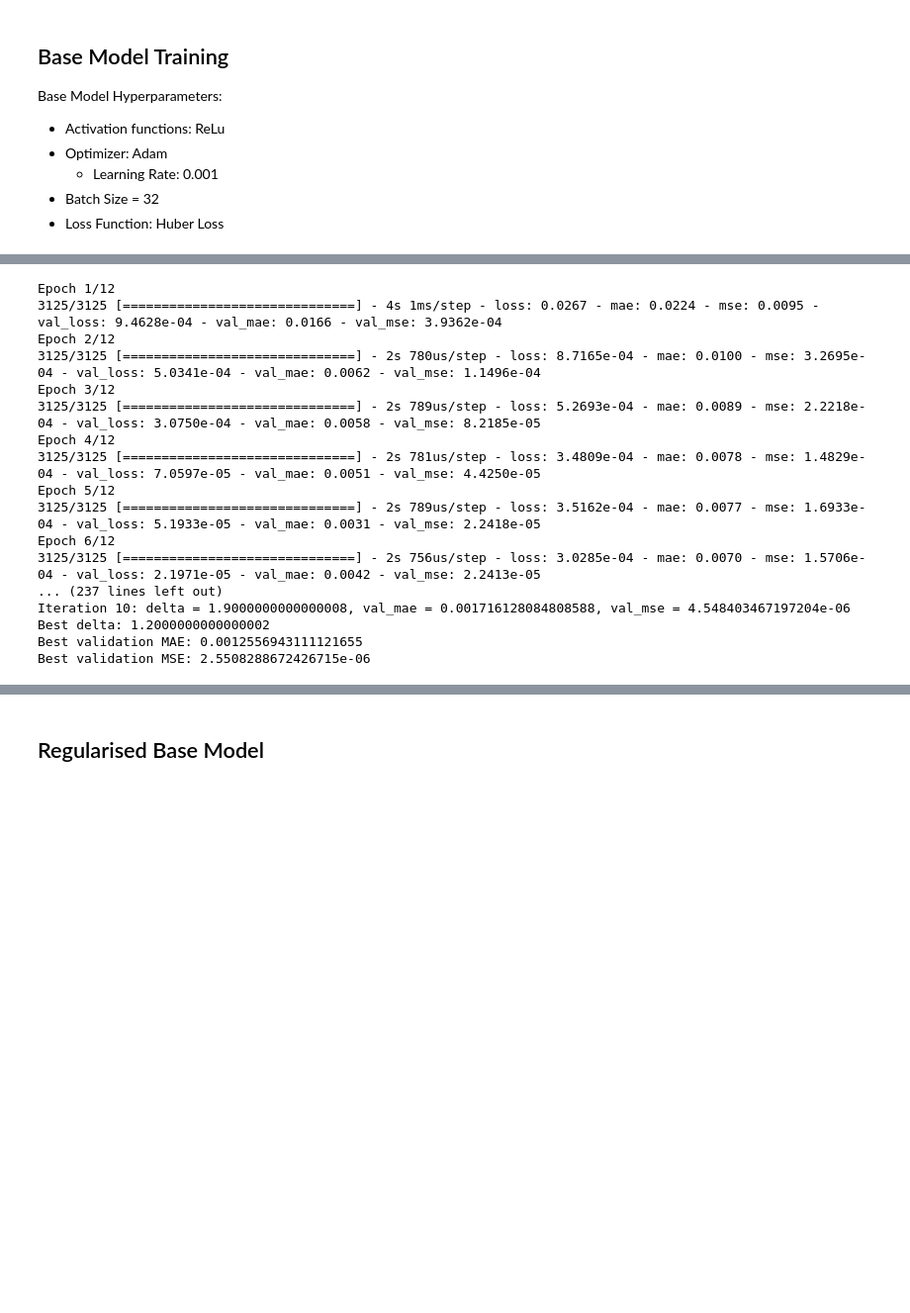
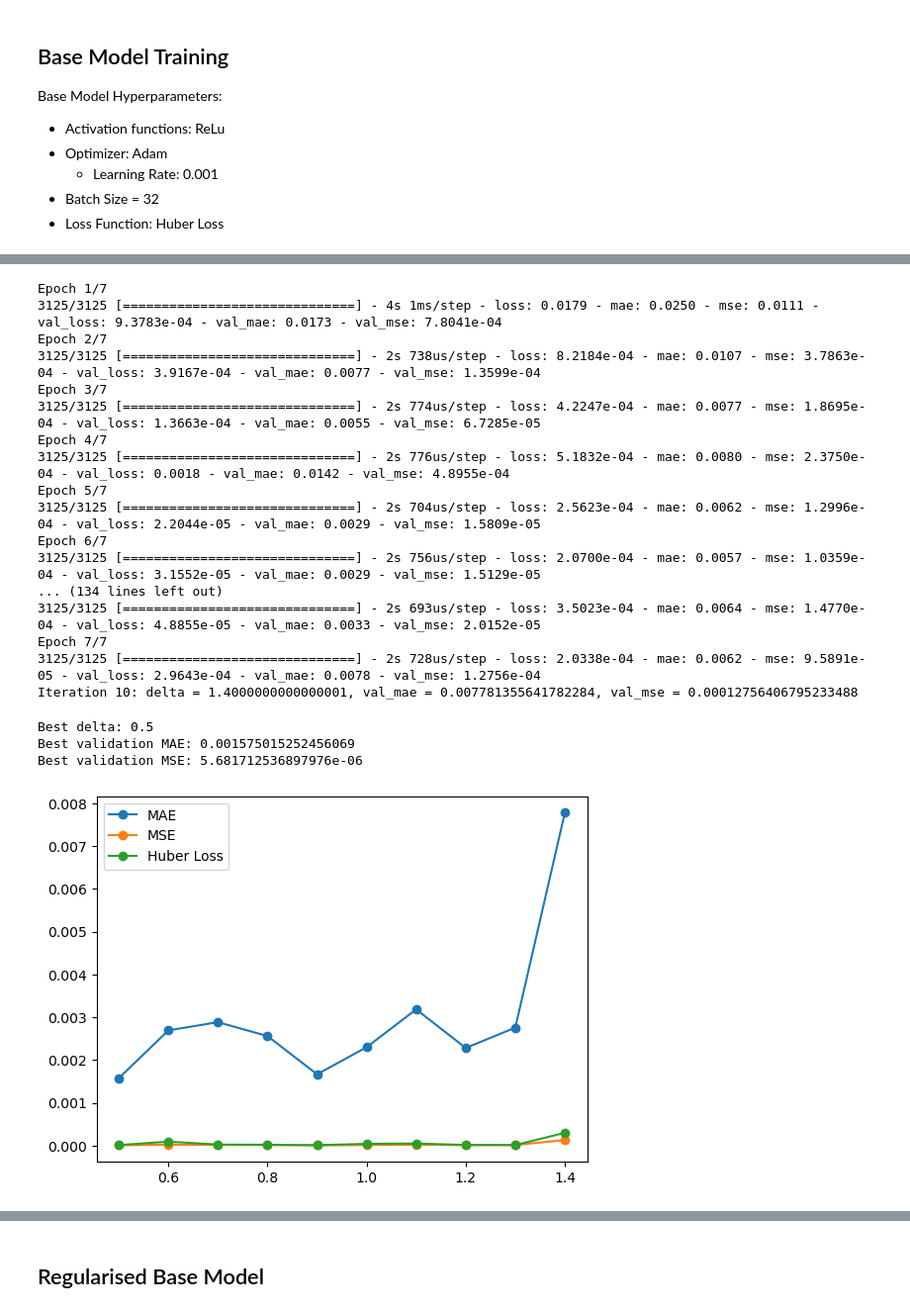
Before and after one commit to sophia20753/sysopt_adproject, a Jupyter notebook: project/dnn_train.ipynb, the cells around one changed output, grey strips where cells are left out. Shown at 99% size. Saved outputs shown, nothing was run; the diff lists cells and outputs as text; code cells hidden in the pictures; blank space fills up the shorter version.

```diff
--- a/project/dnn_train.ipynb
+++ b/project/dnn_train.ipynb
@@ -83,7 +82,7 @@ model = Sequential([
 model.compile(loss=Huber(delta=1.0), optimizer=Adam(lr=0.001))
 
 # define early stopping callback
-early_stop = EarlyStopping(monitor='val_loss', patience=5, mode='min', restore_best_weights=True)
+early_stop = EarlyStopping(monitor='val_loss', patience=3, mode='min', restore_best_weights=True)
 
 # fit the model
 history = model.fit(Xtrain, ytrain, sample_weight=wtrain, epochs=30, batch_size=32, validation_data = (Xval, yval, wval), callbacks = [early_stop])
@@ -120,22 +118,28 @@ def train_and_evaluate(delta, Xtrain, ytrain, wtrain, Xval, yval, wval):
 
     history = model.fit(Xtrain, ytrain, sample_weight=wtrain, epochs=early_stop.stopped_epoch, batch_size=32, validation_data=(Xval, yval, wval))
 
-    # get validation MAE and MSE
+    # get validation MAE, MSE and Huber loss
     val_mae = history.history['val_mae'][-1]
     val_mse = history.history['val_mse'][-1]
+    val_loss = history.history['val_loss'][-1]
 
-    return val_mae, val_mse
+    return val_mae, val_mse, val_loss
 
 # initialise delta value and step size
-delta = 1.0
+delta = 0.5
 step_size = 0.1
 best_delta = delta
 best_val_mae = float('inf')
 best_val_mse = float('inf')
 
+# initialise arrays for plotting
+arr_val_mae = []
+arr_val_mse = []
+arr_val_loss = []
+
 # iterative search for optimal delta (10 iterations)
 for i in range(10):
-    val_mae, val_mse = train_and_evaluate(delta, Xtrain, ytrain, wtrain, Xval, yval, wval)
+    val_mae, val_mse, val_loss = train_and_evaluate(delta, Xtrain, ytrain, wtrain, Xval, yval, wval)
 
     # print current results
     print(f"Iteration {i+1}: delta = {delta}, val_mae = {val_mae}, val_mse = {val_mse}")
@@ -146,30 +150,47 @@ for i in range(10):
         best_val_mae = val_mae
         best_val_mse = val_mse
 
+    # store data
+    arr_val_mae.append(val_mae)
+    arr_val_mse.append(val_mse)
+    arr_val_loss.append(val_loss)
+
     # adjust delta for next iteration
     delta += step_size
-
-print(f"Best delta: {best_delta}")
-print(f"Best validation MAE: {best_val_mae}")
-print(f"Best validation MSE: {best_val_mse}")
 # %% [output]
-Epoch 1/12
-3125/3125 [==============================] - 4s 1ms/step - loss: 0.0267 - mae: 0.0224 - mse: 0.0095 - val_loss: 9.4628e-04 - val_mae: 0.0166 - val_mse: 3.9362e-04
-Epoch 2/12
-3125/3125 [==============================] - 2s 780us/step - loss: 8.7165e-04 - mae: 0.0100 - mse: 3.2695e-04 - val_loss: 5.0341e-04 - val_mae: 0.0062 - val_mse: 1.1496e-04
-Epoch 3/12
-3125/3125 [==============================] - 2s 789us/step - loss: 5.2693e-04 - mae: 0.0089 - mse: 2.2218e-04 - val_loss: 3.0750e-04 - val_mae: 0.0058 - val_mse: 8.2185e-05
-Epoch 4/12
-3125/3125 [==============================] - 2s 781us/step - loss: 3.4809e-04 - mae: 0.0078 - mse: 1.4829e-04 - val_loss: 7.0597e-05 - val_mae: 0.0051 - val_mse: 4.4250e-05
-Epoch 5/12
-3125/3125 [==============================] - 2s 789us/step - loss: 3.5162e-04 - mae: 0.0077 - mse: 1.6933e-04 - val_loss: 5.1933e-05 - val_mae: 0.0031 - val_mse: 2.2418e-05
-Epoch 6/12
-3125/3125 [==============================] - 2s 756us/step - loss: 3.0285e-04 - mae: 0.0070 - mse: 1.5706e-04 - val_loss: 2.1971e-05 - val_mae: 0.0042 - val_mse: 2.2413e-05
-... (237 lines left out)
-Iteration 10: delta = 1.9000000000000008, val_mae = 0.001716128084808588, val_mse = 4.548403467197204e-06
-Best delta: 1.2000000000000002
-Best validation MAE: 0.0012556943111121655
-Best validation MSE: 2.5508288672426715e-06
+Epoch 1/7
+3125/3125 [==============================] - 4s 1ms/step - loss: 0.0179 - mae: 0.0250 - mse: 0.0111 - val_loss: 9.3783e-04 - val_mae: 0.0173 - val_mse: 7.8041e-04
+Epoch 2/7
+3125/3125 [==============================] - 2s 738us/step - loss: 8.2184e-04 - mae: 0.0107 - mse: 3.7863e-04 - val_loss: 3.9167e-04 - val_mae: 0.0077 - val_mse: 1.3599e-04
+Epoch 3/7
+3125/3125 [==============================] - 2s 774us/step - loss: 4.2247e-04 - mae: 0.0077 - mse: 1.8695e-04 - val_loss: 1.3663e-04 - val_mae: 0.0055 - val_mse: 6.7285e-05
+Epoch 4/7
+3125/3125 [==============================] - 2s 776us/step - loss: 5.1832e-04 - mae: 0.0080 - mse: 2.3750e-04 - val_loss: 0.0018 - val_mae: 0.0142 - val_mse: 4.8955e-04
+Epoch 5/7
+3125/3125 [==============================] - 2s 704us/step - loss: 2.5623e-04 - mae: 0.0062 - mse: 1.2996e-04 - val_loss: 2.2044e-05 - val_mae: 0.0029 - val_mse: 1.5809e-05
+Epoch 6/7
+3125/3125 [==============================] - 2s 756us/step - loss: 2.0700e-04 - mae: 0.0057 - mse: 1.0359e-04 - val_loss: 3.1552e-05 - val_mae: 0.0029 - val_mse: 1.5129e-05
+... (134 lines left out)
+3125/3125 [==============================] - 2s 693us/step - loss: 3.5023e-04 - mae: 0.0064 - mse: 1.4770e-04 - val_loss: 4.8855e-05 - val_mae: 0.0033 - val_mse: 2.0152e-05
+Epoch 7/7
+3125/3125 [==============================] - 2s 728us/step - loss: 2.0338e-04 - mae: 0.0062 - mse: 9.5891e-05 - val_loss: 2.9643e-04 - val_mae: 0.0078 - val_mse: 1.2756e-04
+Iteration 10: delta = 1.4000000000000001, val_mae = 0.007781355641782284, val_mse = 0.00012756406795233488
+# %%
+
+deltas = np.arange(0.5, 1.5, 0.1)
+plt.plot(deltas, arr_val_mae, marker='o', linestyle='-', color='C0', label='MAE')
+plt.plot(deltas, arr_val_mse, marker='o', linestyle='-', color='C1', label='MSE')
+plt.plot(deltas, arr_val_loss, marker='o', linestyle='-', color='C2', label='Huber Loss')
+plt.legend()
+
+print(f"Best delta: {best_delta}")
+print(f"Best validation MAE: {best_val_mae}")
+print(f"Best validation MSE: {best_val_mse}")
+# %% [output]
+Best delta: 0.5
+Best validation MAE: 0.001575015252456069
+Best validation MSE: 5.681712536897976e-06
+[figure, added]
 # %%
 # evaluate base model
 base_model = Sequential([
```
Also changed, not shown: parts of 14 cells of this notebook.
